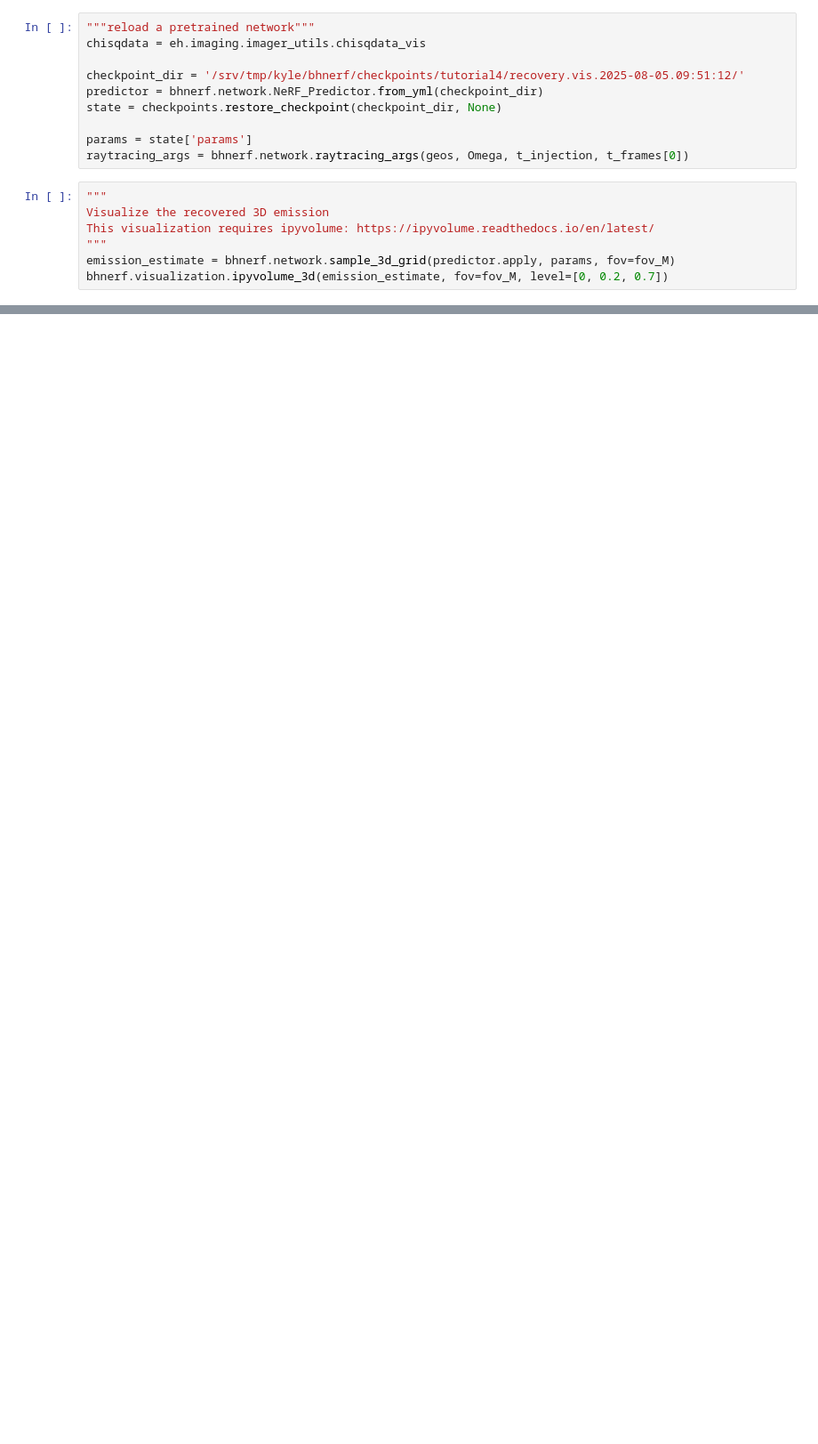
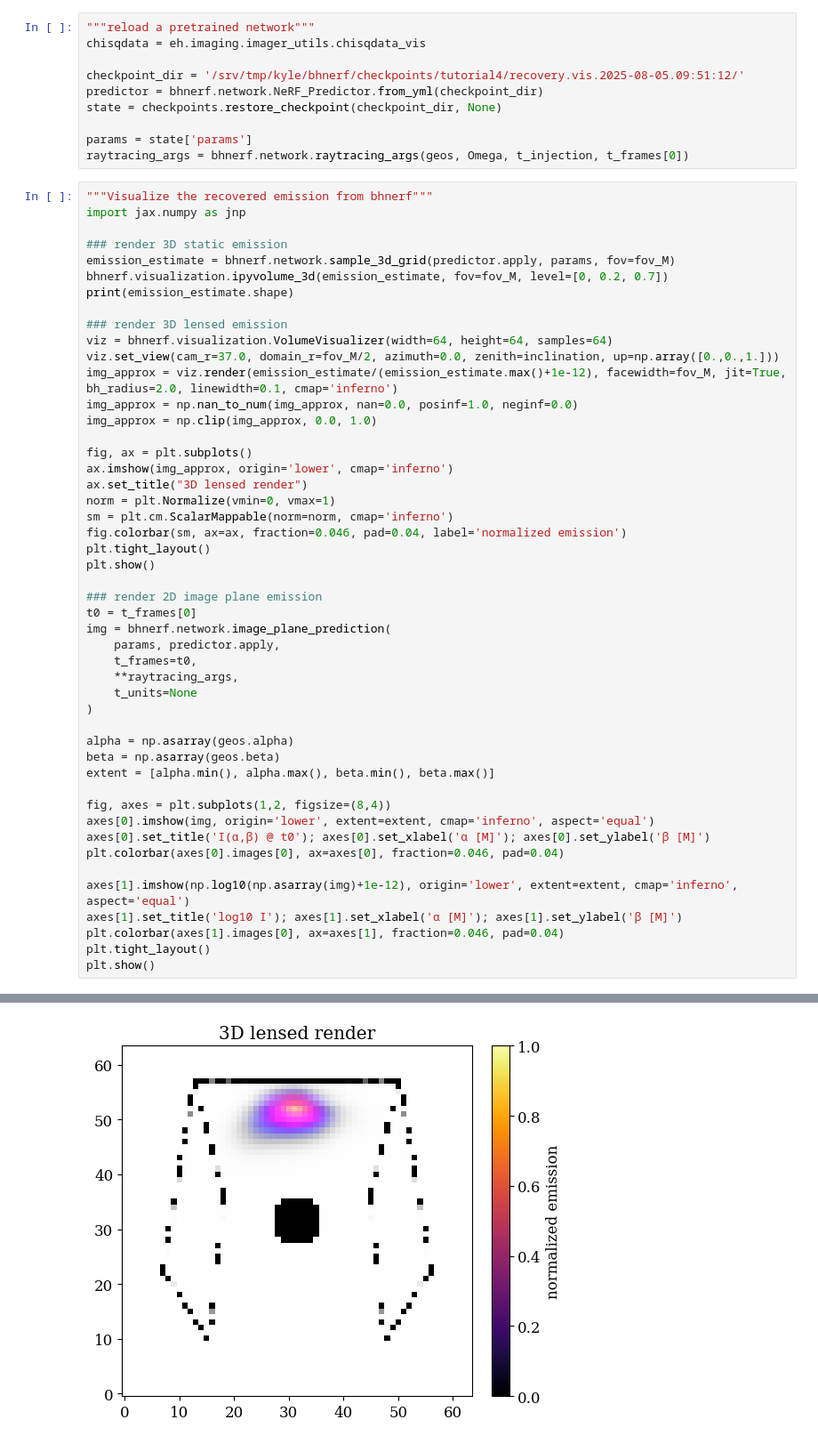
Before and after one commit to khyyle/bhnerf_uq, a Jupyter notebook: tutorials/Tutorial6 - Estimate uncertainty via bayesrays.ipynb, the cells around one changed output, grey strips where cells are left out. Shown at 89% size. Drawn from its saved outputs; the diff is of its cells as text; blank space fills up the shorter version.

```diff
--- a/tutorials/Tutorial6 - Estimate uncertainty via bayesrays.ipynb
+++ b/tutorials/Tutorial6 - Estimate uncertainty via bayesrays.ipynb
@@ -78,10 +91,51 @@ state = checkpoints.restore_checkpoint(checkpoint_dir, None)
 params = state['params']
 raytracing_args = bhnerf.network.raytracing_args(geos, Omega, t_injection, t_frames[0])
 # %%
-"""
-Visualize the recovered 3D emission
-This visualization requires ipyvolume: https://ipyvolume.readthedocs.io/en/latest/
-"""
+"""Visualize the recovered emission from bhnerf"""
+import jax.numpy as jnp
+
+### render 3D static emission
 emission_estimate = bhnerf.network.sample_3d_grid(predictor.apply, params, fov=fov_M)
 bhnerf.visualization.ipyvolume_3d(emission_estimate, fov=fov_M, level=[0, 0.2, 0.7])
+print(emission_estimate.shape)
+
+### render 3D lensed emission
+viz = bhnerf.visualization.VolumeVisualizer(width=64, height=64, samples=64)
+viz.set_view(cam_r=37.0, domain_r=fov_M/2, azimuth=0.0, zenith=inclination, up=np.array([0.,0.,1.]))
+img_approx = viz.render(emission_estimate/(emission_estimate.max()+1e-12), facewidth=fov_M, jit=True, bh_radius=2.0, linewidth=0.1, cmap='inferno')
+img_approx = np.nan_to_num(img_approx, nan=0.0, posinf=1.0, neginf=0.0)
+img_approx = np.clip(img_approx, 0.0, 1.0)
+
+fig, ax = plt.subplots()
+ax.imshow(img_approx, origin='lower', cmap='inferno')
+ax.set_title("3D lensed render")
+norm = plt.Normalize(vmin=0, vmax=1)
+sm = plt.cm.ScalarMappable(norm=norm, cmap='inferno')
+fig.colorbar(sm, ax=ax, fraction=0.046, pad=0.04, label='normalized emission')
+plt.tight_layout()
+plt.show()
+
+### render 2D image plane emission
+t0 = t_frames[0]
+img = bhnerf.network.image_plane_prediction(
+    params, predictor.apply,
+    t_frames=t0,
+    **raytracing_args,
+    t_units=None
+)
+
+alpha = np.asarray(geos.alpha)
+beta = np.asarray(geos.beta)
+extent = [alpha.min(), alpha.max(), beta.min(), beta.max()]
+
+fig, axes = plt.subplots(1,2, figsize=(8,4))
+axes[0].imshow(img, origin='lower', extent=extent, cmap='inferno', aspect='equal')
+axes[0].set_title('I(α,β) @ t0'); axes[0].set_xlabel('α [M]'); axes[0].set_ylabel('β [M]')
+plt.colorbar(axes[0].images[0], ax=axes[0], fraction=0.046, pad=0.04)
+
+axes[1].imshow(np.log10(np.asarray(img)+1e-12), origin='lower', extent=extent, cmap='inferno', aspect='equal')
+axes[1].set_title('log10 I'); axes[1].set_xlabel('α [M]'); axes[1].set_ylabel('β [M]')
+plt.colorbar(axes[1].images[0], ax=axes[1], fraction=0.046, pad=0.04)
+plt.tight_layout()
+plt.show()
 # %% [output]
@@ -88,0 +144 @@ KeyboardInterrupt:
+[figure, added]
```
Also changed, not shown: parts of 17 cells of this notebook, 6 other files.
